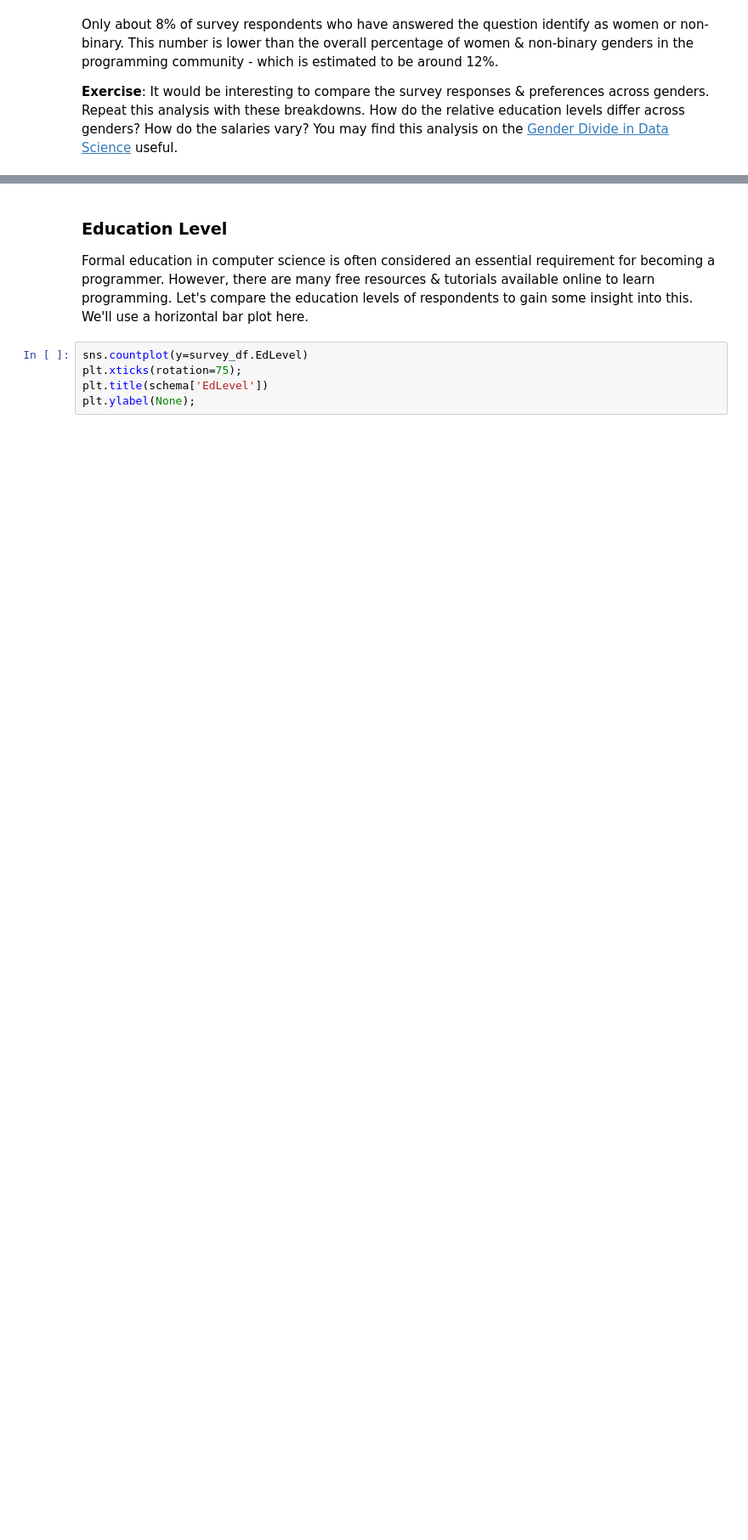
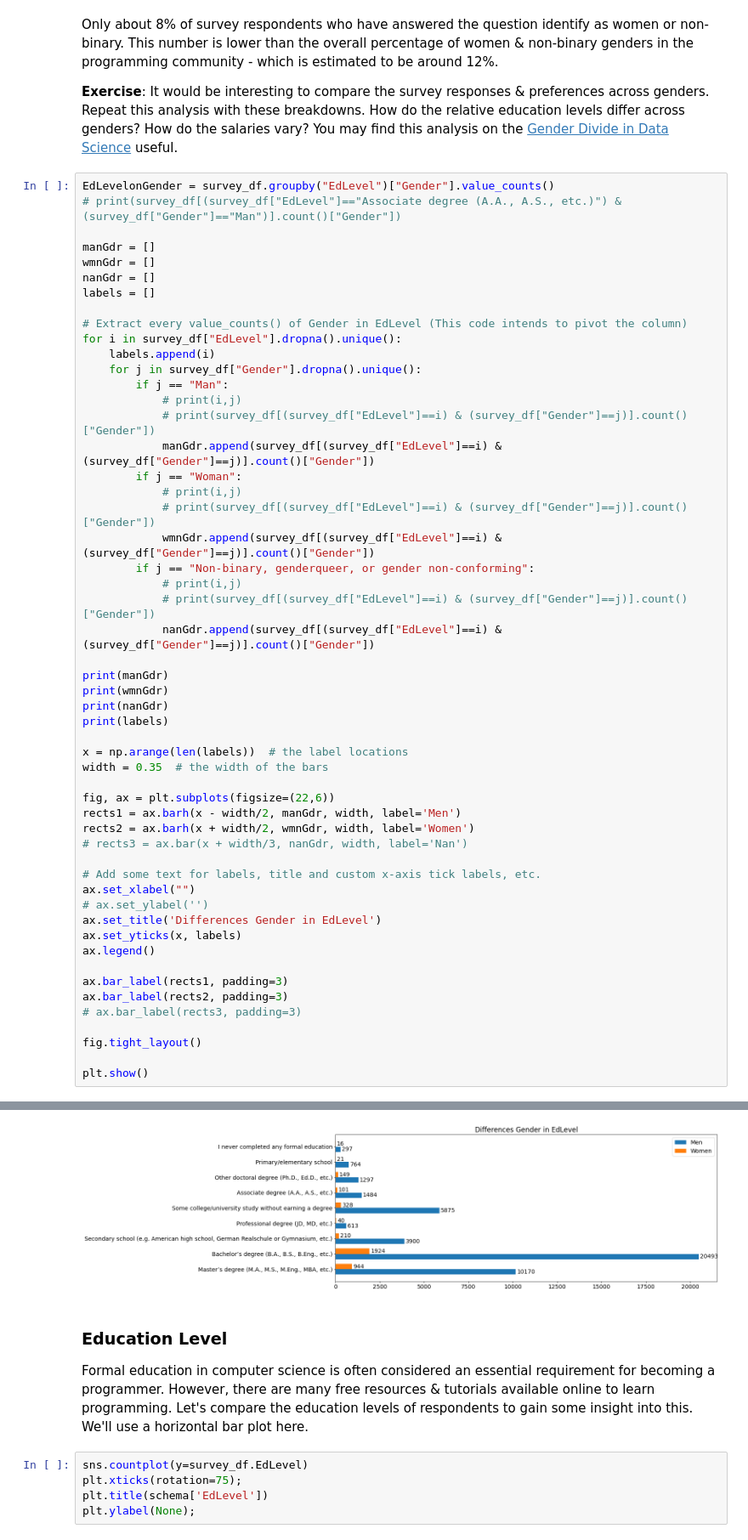
Before and after one commit to MuhammadYusron1/BigData-n-Analytics, a Jupyter notebook: stackoverflow-survey-analysis/so_dev_survey2020_analysis.ipynb, the cells around one changed output, grey strips where cells are left out. Shown at 85% size. Drawn from its saved outputs; the diff is of its cells as text; blank space fills up the shorter version.

Commit message:
Finished gender exercise

```diff
--- a/stackoverflow-survey-analysis/so_dev_survey2020_analysis.ipynb
+++ b/stackoverflow-survey-analysis/so_dev_survey2020_analysis.ipynb
@@ -294,3 +312,57 @@ plt.pie(gender_counts, labels=gender_counts.index, autopct='%1.1f%%', startangle
 Only about 8% of survey respondents who have answered the question identify as women or non-binary. This number is lower than the overall percentage of women & non-binary genders in the programming community - which is estimated to be around 12%.
 
 **Exercise**: It would be interesting to compare the survey responses & preferences across genders. Repeat this analysis with these breakdowns. How do the relative education levels differ across genders? How do the salaries vary? You may find this analysis on the [Gender Divide in Data Science](https://medium.com/datadriveninvestor/exploratory-data-analysis-eda-understanding-the-gender-divide-in-data-science-roles-9faa5da44f5b) useful.
+# %%
+EdLevelonGender = survey_df.groupby("EdLevel")["Gender"].value_counts()
+# print(survey_df[(survey_df["EdLevel"]=="Associate degree (A.A., A.S., etc.)") & (survey_df["Gender"]=="Man")].count()["Gender"])
+
+manGdr = []
+wmnGdr = []
+nanGdr = []
+labels = []
+
+# Extract every value_counts() of Gender in EdLevel (This code intends to pivot the column)
+for i in survey_df["EdLevel"].dropna().unique():
+    labels.append(i)
+    for j in survey_df["Gender"].dropna().unique():
+        if j == "Man":
+            # print(i,j)
+            # print(survey_df[(survey_df["EdLevel"]==i) & (survey_df["Gender"]==j)].count()["Gender"])
+            manGdr.append(survey_df[(survey_df["EdLevel"]==i) & (survey_df["Gender"]==j)].count()["Gender"])
+        if j == "Woman":
+            # print(i,j)
+            # print(survey_df[(survey_df["EdLevel"]==i) & (survey_df["Gender"]==j)].count()["Gender"])
+            wmnGdr.append(survey_df[(survey_df["EdLevel"]==i) & (survey_df["Gender"]==j)].count()["Gender"])
+        if j == "Non-binary, genderqueer, or gender non-conforming":
+            # print(i,j)
+            # print(survey_df[(survey_df["EdLevel"]==i) & (survey_df["Gender"]==j)].count()["Gender"])
+            nanGdr.append(survey_df[(survey_df["EdLevel"]==i) & (survey_df["Gender"]==j)].count()["Gender"])
+
+print(manGdr)
+print(wmnGdr)
+print(nanGdr)
+print(labels)
+
+x = np.arange(len(labels))  # the label locations
+width = 0.35  # the width of the bars
+
+fig, ax = plt.subplots(figsize=(22,6))
+rects1 = ax.barh(x - width/2, manGdr, width, label='Men')
+rects2 = ax.barh(x + width/2, wmnGdr, width, label='Women')
+# rects3 = ax.bar(x + width/3, nanGdr, width, label='Nan')
+
+# Add some text for labels, title and custom x-axis tick labels, etc.
+ax.set_xlabel("")
+# ax.set_ylabel('')
+ax.set_title('Differences Gender in EdLevel')
+ax.set_yticks(x, labels)
+ax.legend()
+
+ax.bar_label(rects1, padding=3)
+ax.bar_label(rects2, padding=3)
+# ax.bar_label(rects3, padding=3)
+
+fig.tight_layout()
+
+plt.show()
+# %% [output]
@@ -297,3 +373,4 @@ Only about 8% of survey respondents who have answered the question identify as w
+[figure, added]
 # %% [markdown]
 ### Education Level
 Formal education in computer science is often considered an essential requirement for becoming a programmer. However, there are many free resources & tutorials available online to learn programming. Let's compare the education levels of respondents to gain some insight into this. We'll use a horizontal bar plot here.
```
Also changed, not shown: parts of 3 cells of this notebook.
